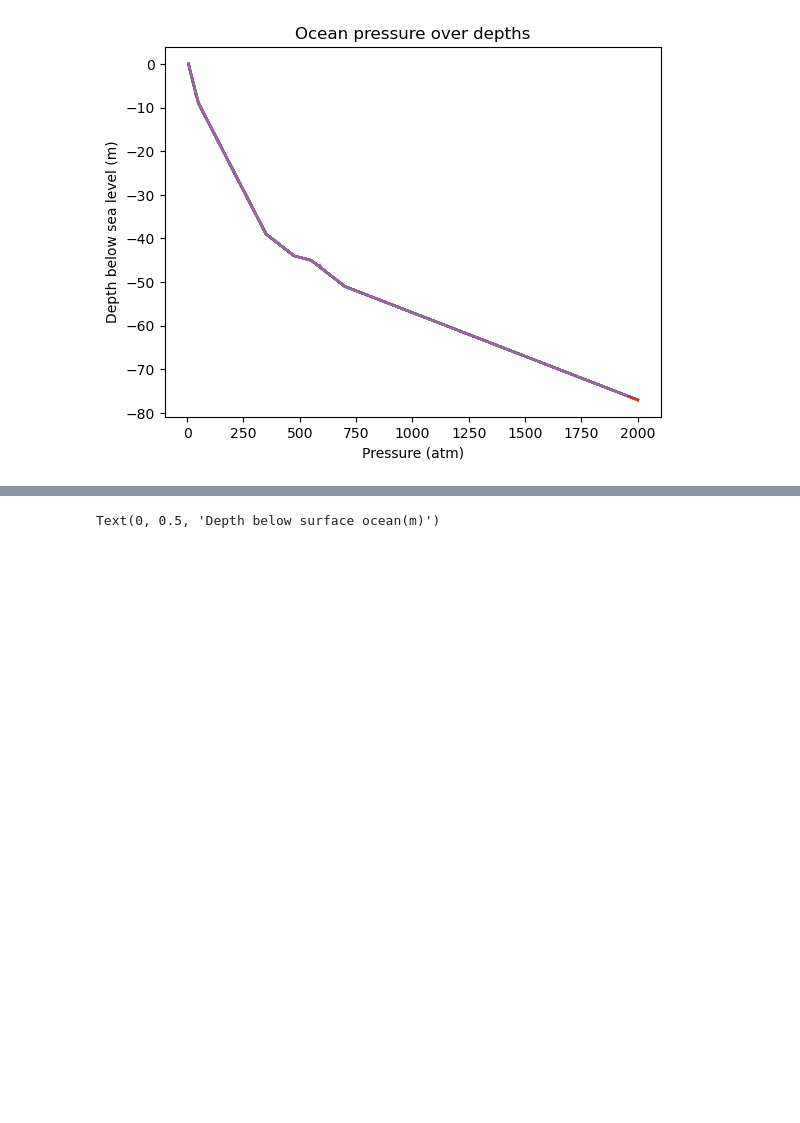
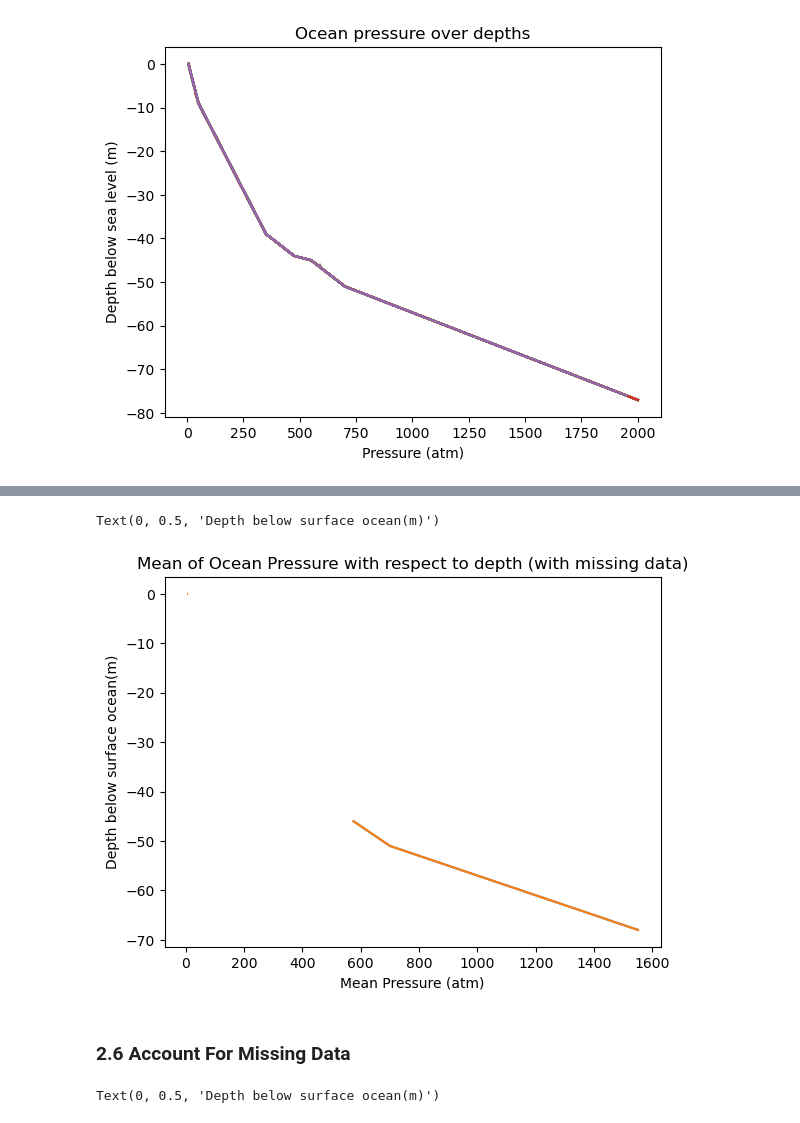
Before and after one commit to AnnaChen04/CES_Assignments, a Jupyter notebook: Assign_3.ipynb, the cells around one changed output, grey strips where cells are left out. Cells and saved outputs as stored; diff of their text form; code cells hidden in the pictures; blank space fills up the shorter version.

```diff
--- a/Assign_3.ipynb
+++ b/Assign_3.ipynb
@@ -165,3 +212,14 @@ Text(0, 0.5, 'Depth below sea level (m)')
+# %%
+plt.plot(P_mean_nan, -level)
+plt.errorbar(P_mean_nan, -level, xerr=P_sd_nan)
+plt.title('Mean of Ocean Pressure with respect to depth (with missing data)')
+plt.xlabel('Mean Pressure (atm)')
+plt.ylabel('Depth below surface ocean(m)')
+# %% [output]
+Text(0, 0.5, 'Depth below surface ocean(m)')
+[figure, added]
+# %% [markdown]
+### 2.6 Account For Missing Data
 # %%
 T_mean = np.nanmean(T, axis=1)
 T_sd = np.nanstd(T, axis=1)
```
Also changed, not shown: parts of 9 cells of this notebook.
